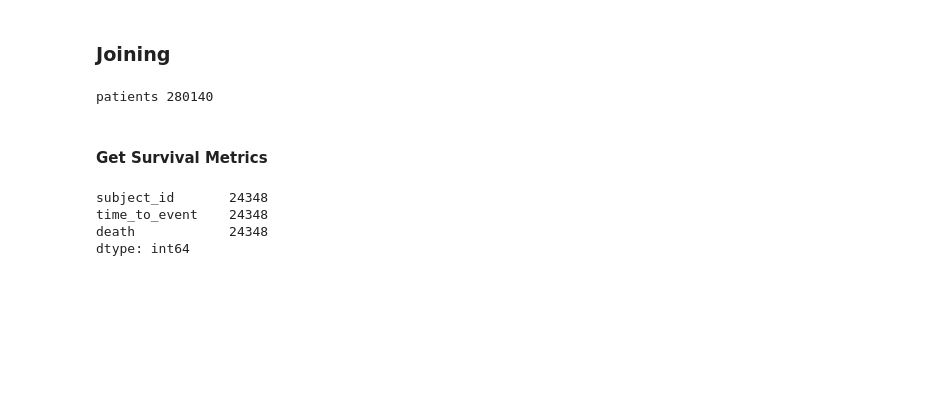
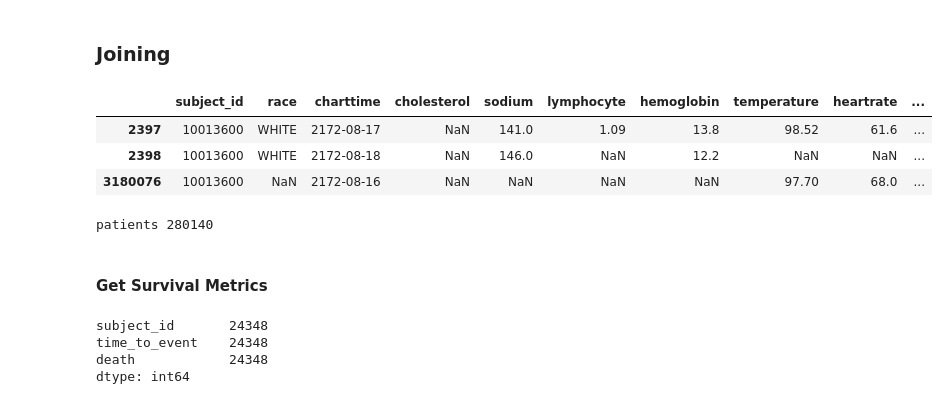
Before and after one commit to sourasen1011/UoE_Research_Project_2023, a Jupyter notebook: 05_preprocessing_emr_data/05_time_variant_preprocess.ipynb, the cells around one changed output. Cells and saved outputs as stored; diff of their text form; code cells hidden in the pictures; blank space fills up the shorter version.

```diff
--- a/05_preprocessing_emr_data/05_time_variant_preprocess.ipynb
+++ b/05_preprocessing_emr_data/05_time_variant_preprocess.ipynb
@@ -213,5 +213,12 @@ vitalsign['charttime'] = pd.to_datetime(vitalsign['charttime']).dt.date
 assert len(vitalsign) == len(vitalsign[['subject_id' , 'charttime']].drop_duplicates()) , 'is not patient level table'
 # %% [markdown]
 ### **Joining**
+# %%
+df_2[df_2['subject_id'] == 10013600]
+# %% [output]
+|  | subject_id | race | charttime | cholesterol | sodium | lymphocyte | hemoglobin | temperature | heartrate | ... |
+| 2397 | 10013600 | WHITE | 2172-08-17 | NaN | 141.0 | 1.09 | 13.8 | 98.52 | 61.6 | ... |
+| 2398 | 10013600 | WHITE | 2172-08-18 | NaN | 146.0 | NaN | 12.2 | NaN | NaN | ... |
+| 3180076 | 10013600 | NaN | 2172-08-16 | NaN | NaN | NaN | NaN | 97.70 | 68.0 | ... |
 # %%
 df_1 = pd.merge(
```
Also changed, not shown: parts of 3 cells of this notebook.
